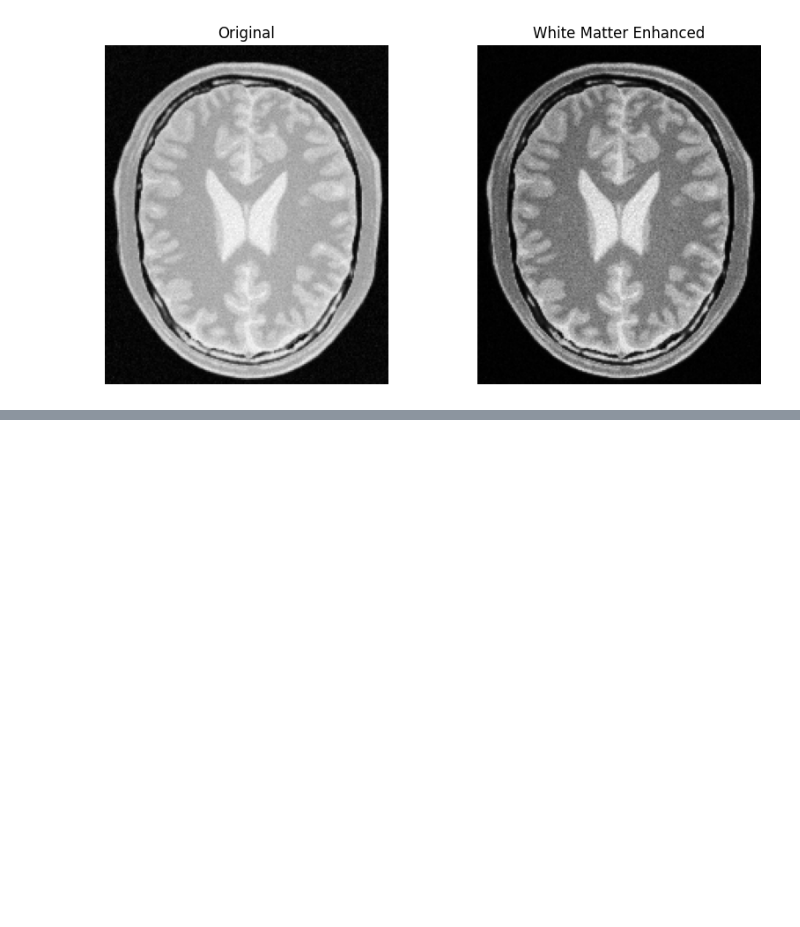
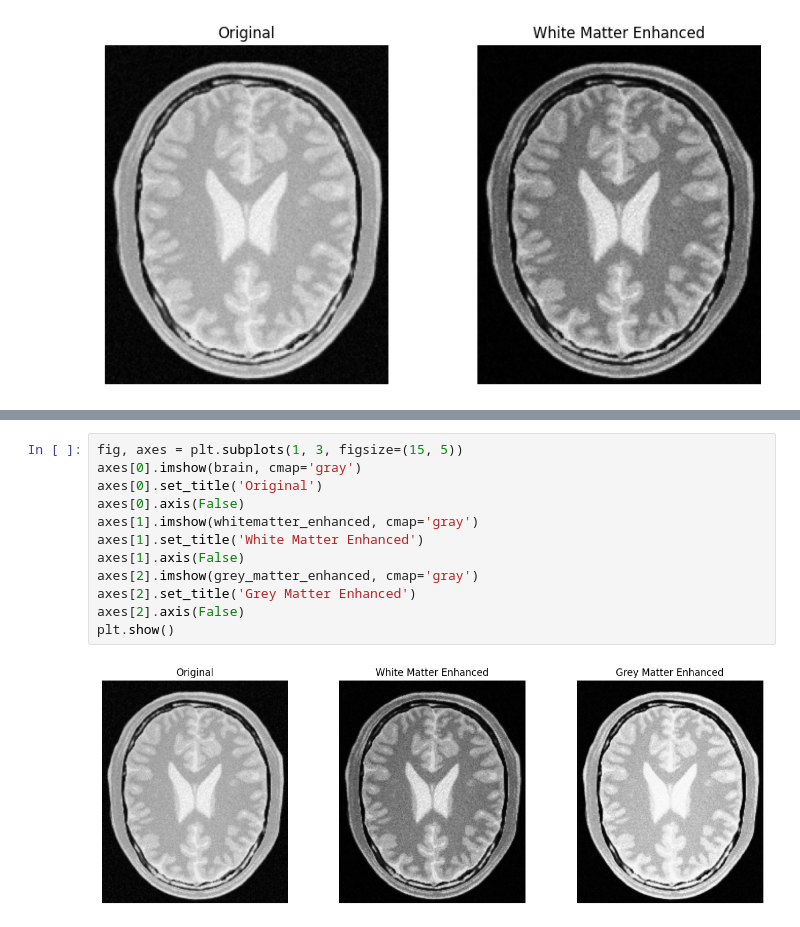
Before and after one commit to Warren-SJ/Image-Processing-Exercises, a Jupyter notebook: Assignment 1.ipynb, the cells around one changed output, grey strips where cells are left out. Cells and saved outputs as stored; diff of their text form; blank space fills up the shorter version.

```diff
--- a/Assignment 1.ipynb
+++ b/Assignment 1.ipynb
@@ -102,0 +119,14 @@ plt.show()
+# %%
+fig, axes = plt.subplots(1, 3, figsize=(15, 5))
+axes[0].imshow(brain, cmap='gray')
+axes[0].set_title('Original')
+axes[0].axis(False)
+axes[1].imshow(whitematter_enhanced, cmap='gray')
+axes[1].set_title('White Matter Enhanced')
+axes[1].axis(False)
+axes[2].imshow(grey_matter_enhanced, cmap='gray')
+axes[2].set_title('Grey Matter Enhanced')
+axes[2].axis(False)
+plt.show()
+# %% [output]
+[figure, added]
```
Also changed, not shown: parts of 9 cells of this notebook.
